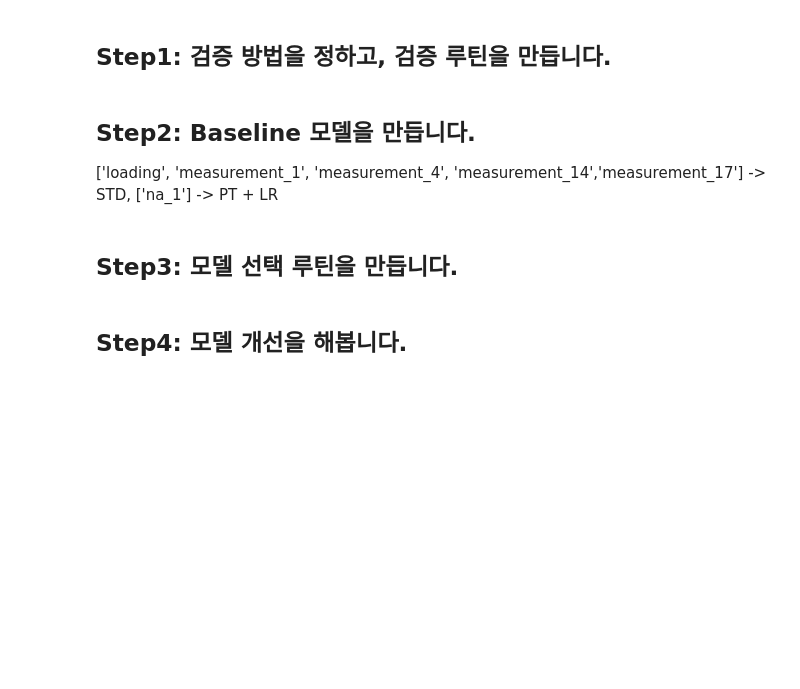
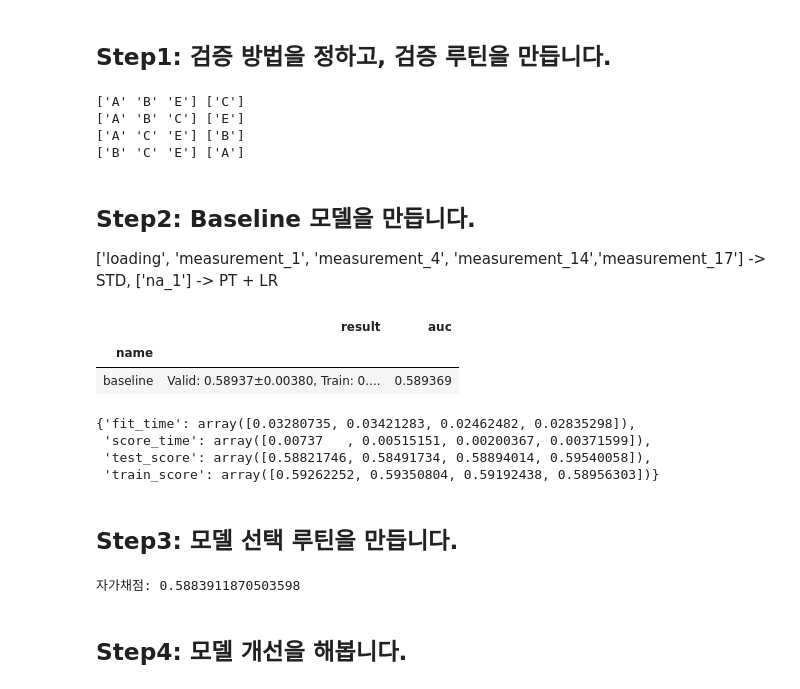
Before and after one commit to sunkusun9/DS_lv3_2509_2, a Jupyter notebook: sec_ds_lv3_prob1_kaggle.ipynb, the cells around one changed output. Saved outputs shown, nothing was run; the diff lists cells and outputs as text; code cells hidden in the pictures; blank space fills up the shorter version.

```diff
--- a/sec_ds_lv3_prob1_kaggle.ipynb
+++ b/sec_ds_lv3_prob1_kaggle.ipynb
@@ -39,3 +192,16 @@ Step 4: 모델 개선 작업을 합니다.
 # %% [markdown]
 ## Step1: 검증 방법을 정하고, 검증 루틴을 만듭니다.
+# %%
+from sklearn.model_selection import GroupKFold
+
+gkf = GroupKFold(4)
+for train_idx, valid_idx in gkf.split(df_train[X_all], df_train['failure'], df_train['product_code']):
+    print(
+        df_train.iloc[train_idx]['product_code'].unique(), df_train.iloc[valid_idx]['product_code'].unique()
+    )
+# %% [output]
+['A' 'B' 'E'] ['C']
+['A' 'B' 'C'] ['E']
+['A' 'C' 'E'] ['B']
+['B' 'C' 'E'] ['A']
 # %%
@@ -69,8 +272,31 @@ def select_model(clf):
 ## Step2: Baseline 모델을 만듭니다.
 
 ['loading', 'measurement_1', 'measurement_4', 'measurement_14','measurement_17'] -> STD, ['na_1'] -> PT + LR
+# %%
+from sklearn.linear_model import LogisticRegression
+
+ct = ColumnTransformer([
+    ('std', StandardScaler(), ['loading', 'measurement_1', 'measurement_4', 'measurement_14','measurement_17']),
+    ('pt', 'passthrough', ['na_1'])
+])
+clf_lr = make_pipeline(ct, LogisticRegression(solver ='lbfgs'))
+eval_model('baseline', clf_lr)
+# %% [output]
+|  | result | auc |
+| name |  |  |
+| baseline | Valid: 0.58937±0.00380, Train: 0.... | 0.589369 |
+{'fit_time': array([0.03280735, 0.03421283, 0.02462482, 0.02835298]),
+ 'score_time': array([0.00737   , 0.00515151, 0.00200367, 0.00371599]),
+ 'test_score': array([0.58821746, 0.58491734, 0.58894014, 0.59540058]),
+ 'train_score': array([0.59262252, 0.59350804, 0.59192438, 0.58956303])}
 # %% [markdown]
 ## Step3: 모델 선택 루틴을 만듭니다.
+# %%
+print(
+    "자가채점:", roc_auc_score(s_kaggle_ans, select_model(clf_lr))
+)
+# %% [output]
+자가채점: 0.5883911870503598
 # %% [markdown]
 ## Step4: 모델 개선을 해봅니다.
 # %%
```
Also changed, not shown: parts of 17 cells of this notebook.
